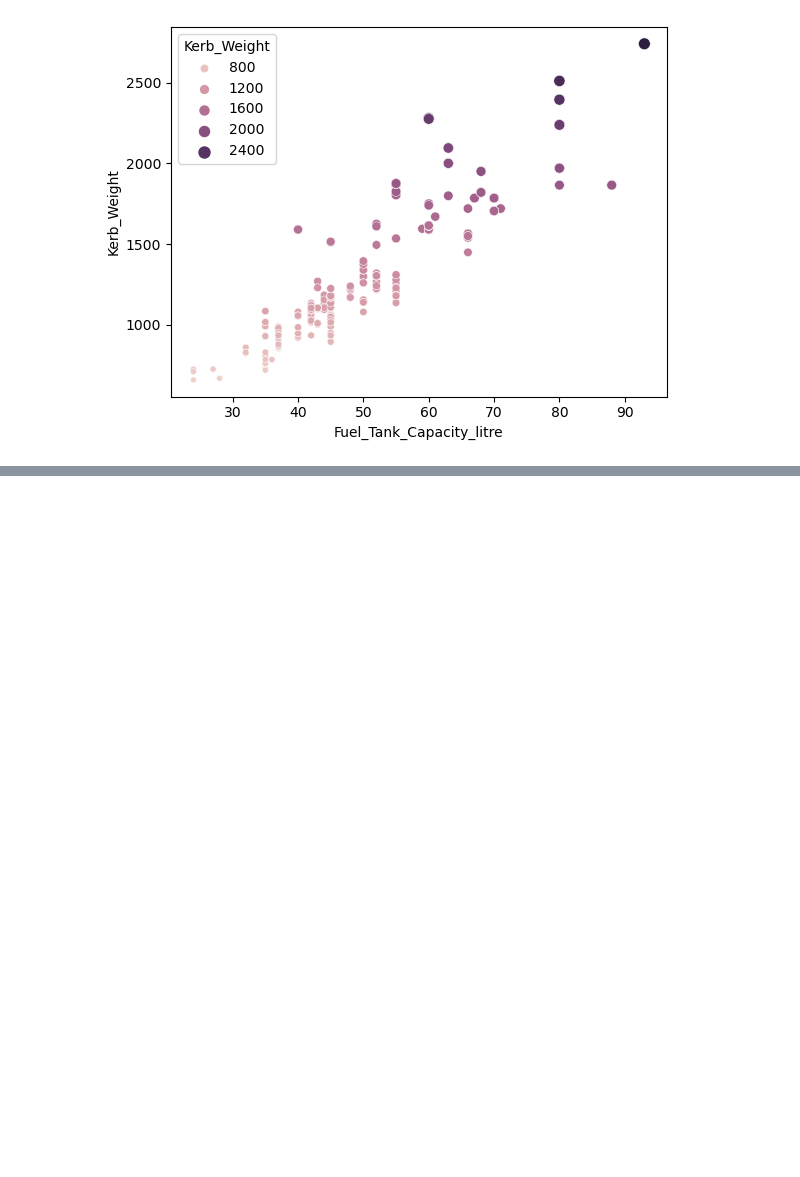
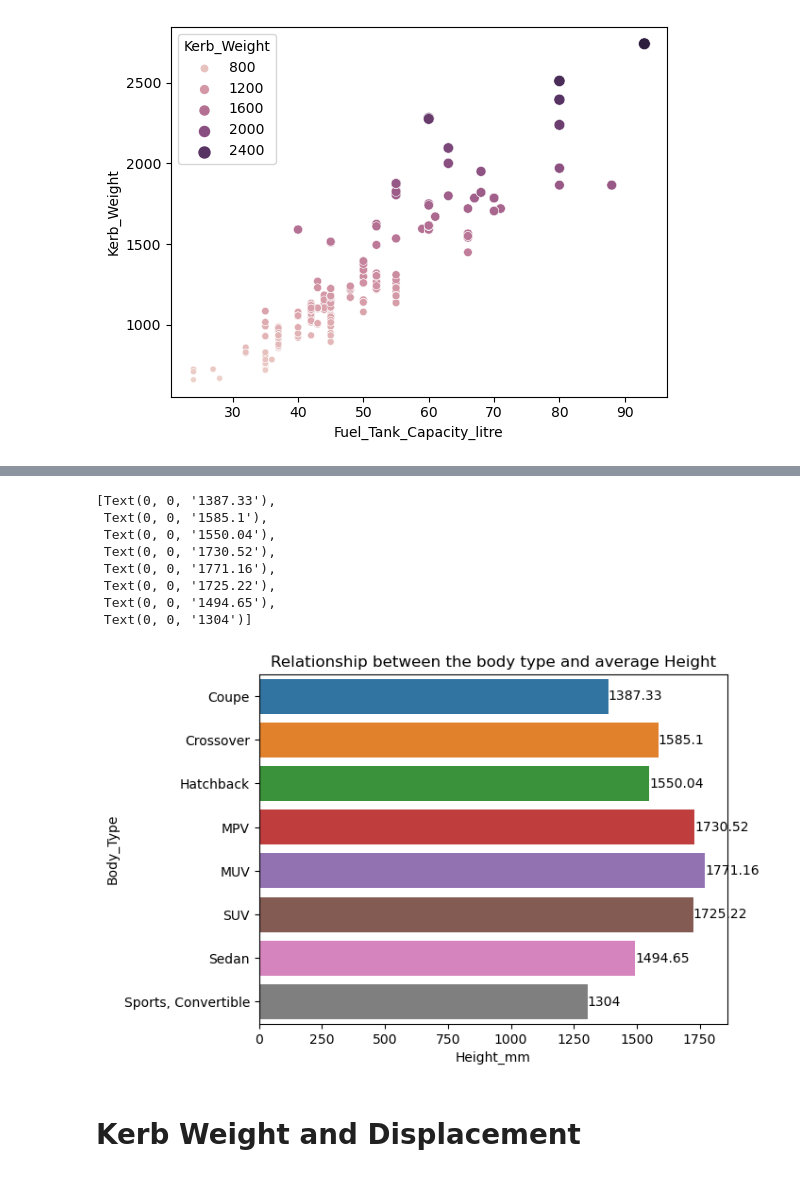
Before and after one commit to Hejiaqi9873/Case_study_4_automobile, a Jupyter notebook: case_study4.ipynb, the cells around one changed output, grey strips where cells are left out. Saved outputs shown, nothing was run; the diff lists cells and outputs as text; code cells hidden in the pictures; blank space fills up the shorter version.

```diff
--- a/case_study4.ipynb
+++ b/case_study4.ipynb
@@ -848,0 +926,16 @@ sns.scatterplot(data=cur_df, x=cur_df['Fuel_Tank_Capacity_litre'], y=cur_df['Ker
+# %%
+ax = sns.barplot(data=group_by_df_kw, x='Height_mm', y=group_by_df_kw.index, orient='h')
+ax.set(title='Relationship between the body type and average Height')
+ax.bar_label(ax.containers[0])
+# %% [output]
+[Text(0, 0, '1387.33'),
+ Text(0, 0, '1585.1'),
+ Text(0, 0, '1550.04'),
+ Text(0, 0, '1730.52'),
+ Text(0, 0, '1771.16'),
+ Text(0, 0, '1725.22'),
+ Text(0, 0, '1494.65'),
+ Text(0, 0, '1304')]
+[figure, added]
+# %% [markdown]
+# Kerb Weight and Displacement
```
Also changed, not shown: parts of 11 cells of this notebook, 1 other file.
